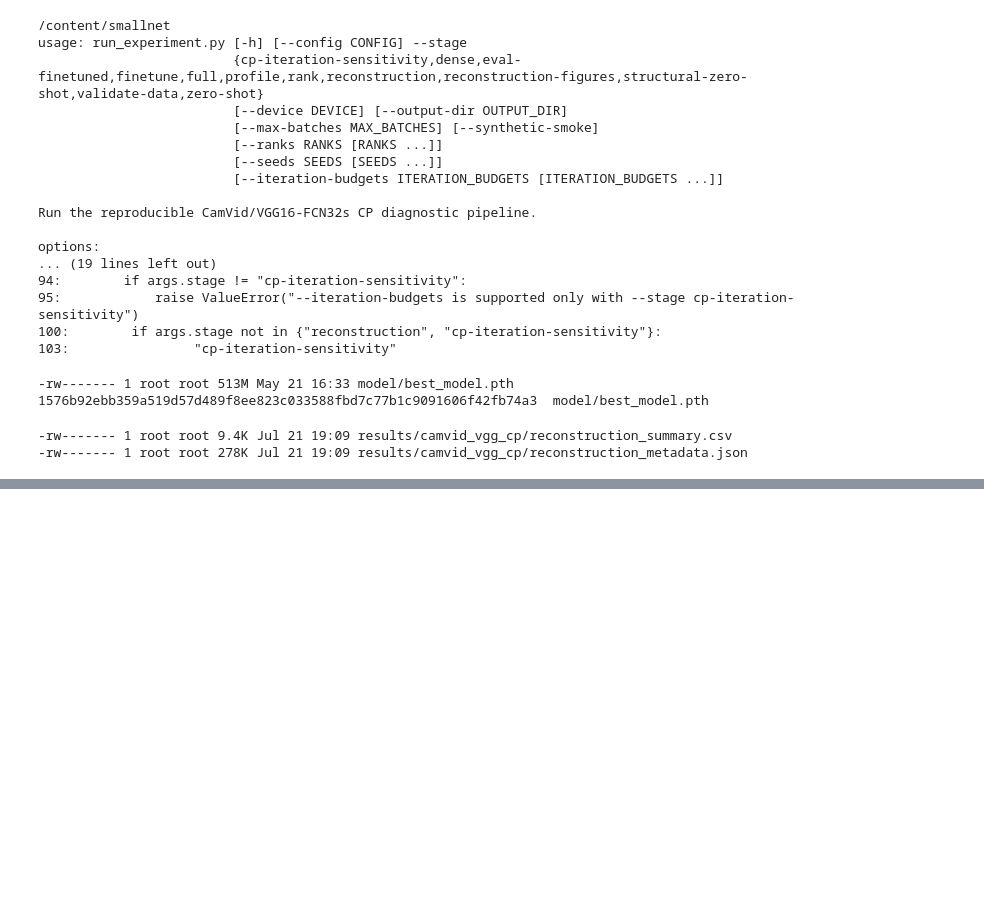
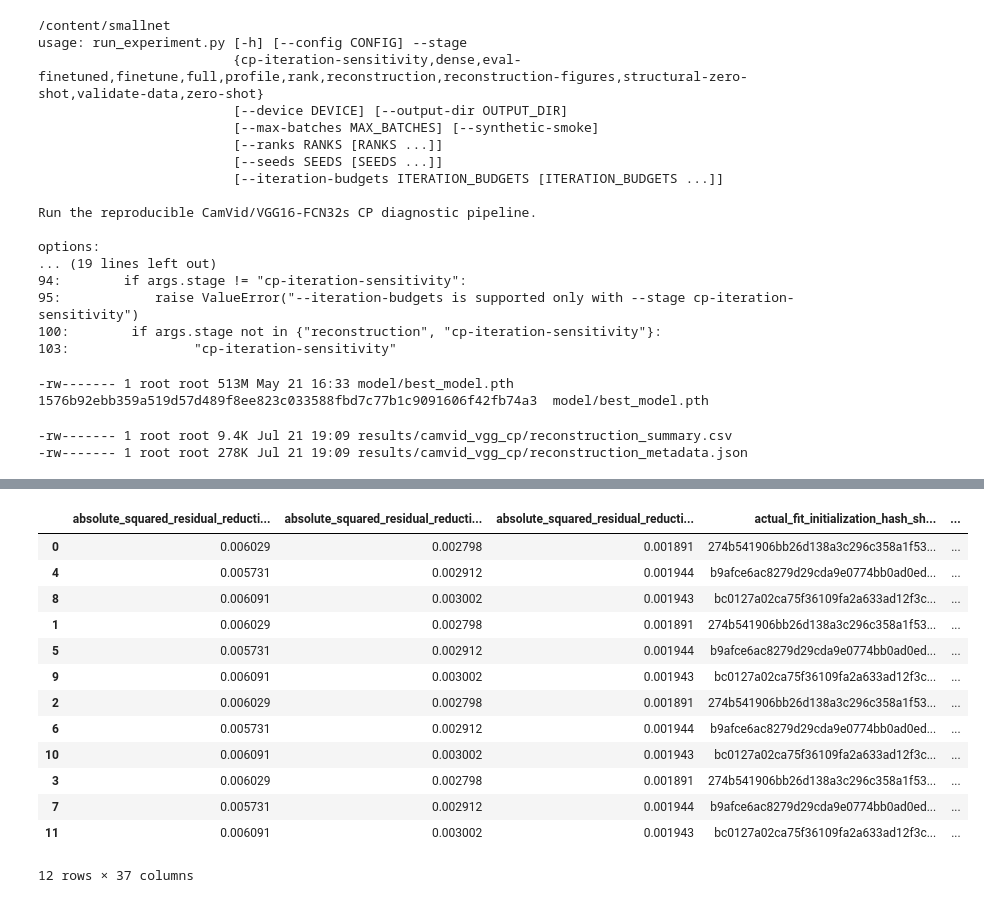
Before and after one commit to SepehrAkbari/smallnet, a Jupyter notebook: colab/n2.ipynb, the cells around one changed output, grey strips where cells are left out. Cells and saved outputs as stored; diff of their text form; code cells hidden in the pictures; blank space fills up the shorter version.

```diff
--- a/colab/n2.ipynb
+++ b/colab/n2.ipynb
@@ -95,0 +251,35 @@ GPU: None
+# %%
+sensitivity = pd.read_csv(
+    "results/camvid_vgg_cp/cp_iteration_sensitivity_summary.csv"
+)
+
+sensitivity["rank"] = pd.to_numeric(
+    sensitivity["rank"], errors="coerce"
+)
+sensitivity["seed"] = pd.to_numeric(
+    sensitivity["seed"], errors="coerce"
+)
+sensitivity["iteration_budget"] = pd.to_numeric(
+    sensitivity["iteration_budget"], errors="coerce"
+)
+
+display(
+    sensitivity[
+        sensitivity["rank"] == 128
+    ].sort_values(["iteration_budget", "seed"])
+)
+# %% [output]
+|  | absolute_squared_residual_reducti... | absolute_squared_residual_reducti... | absolute_squared_residual_reducti... | actual_fit_initialization_hash_sh... | ... |
+| 0 | 0.006029 | 0.002798 | 0.001891 | 274b541906bb26d138a3c296c358a1f53... | ... |
+| 4 | 0.005731 | 0.002912 | 0.001944 | b9afce6ac8279d29cda9e0774bb0ad0ed... | ... |
+| 8 | 0.006091 | 0.003002 | 0.001943 | bc0127a02ca75f36109fa2a633ad12f3c... | ... |
+| 1 | 0.006029 | 0.002798 | 0.001891 | 274b541906bb26d138a3c296c358a1f53... | ... |
+| 5 | 0.005731 | 0.002912 | 0.001944 | b9afce6ac8279d29cda9e0774bb0ad0ed... | ... |
+| 9 | 0.006091 | 0.003002 | 0.001943 | bc0127a02ca75f36109fa2a633ad12f3c... | ... |
+| 2 | 0.006029 | 0.002798 | 0.001891 | 274b541906bb26d138a3c296c358a1f53... | ... |
+| 6 | 0.005731 | 0.002912 | 0.001944 | b9afce6ac8279d29cda9e0774bb0ad0ed... | ... |
+| 10 | 0.006091 | 0.003002 | 0.001943 | bc0127a02ca75f36109fa2a633ad12f3c... | ... |
+| 3 | 0.006029 | 0.002798 | 0.001891 | 274b541906bb26d138a3c296c358a1f53... | ... |
+| 7 | 0.005731 | 0.002912 | 0.001944 | b9afce6ac8279d29cda9e0774bb0ad0ed... | ... |
+| 11 | 0.006091 | 0.003002 | 0.001943 | bc0127a02ca75f36109fa2a633ad12f3c... | ... |
+12 rows × 37 columns
```
Also changed, not shown: parts of 23 cells of this notebook.
